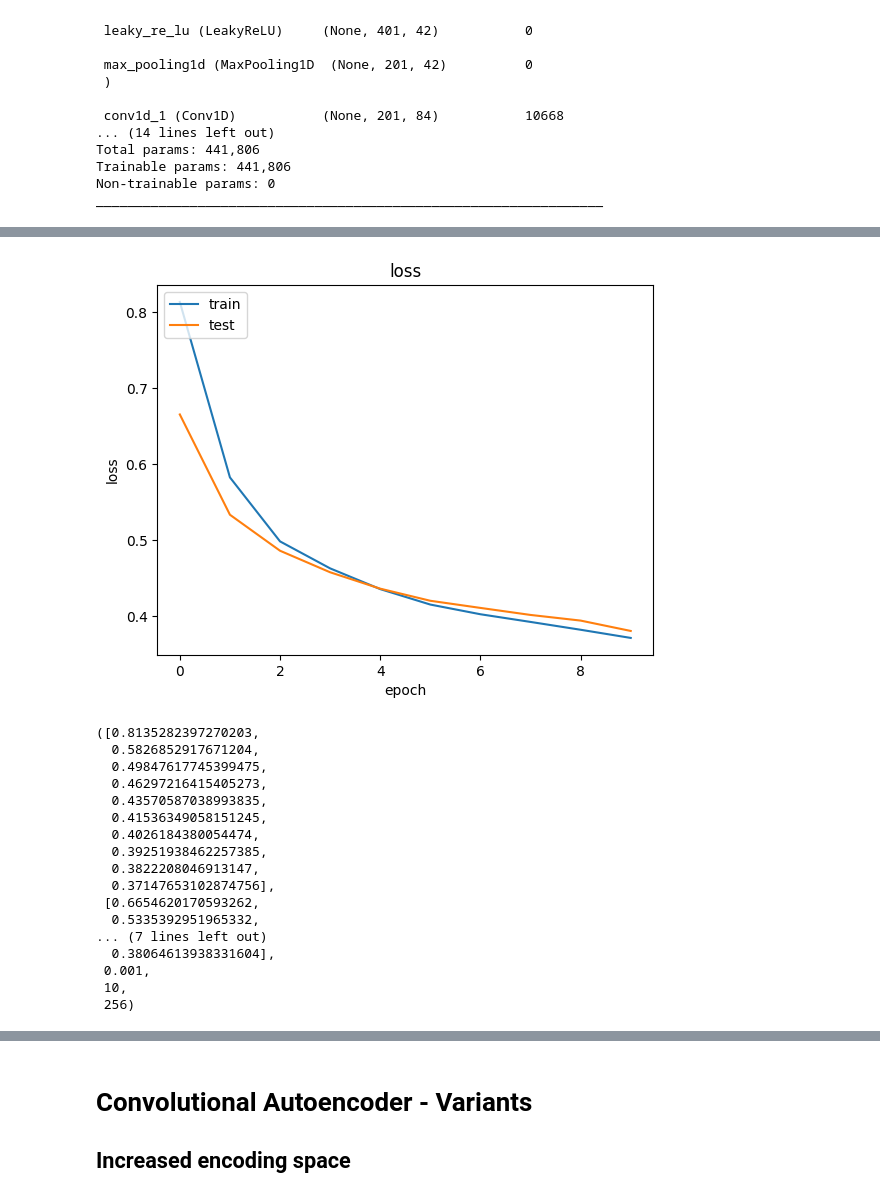
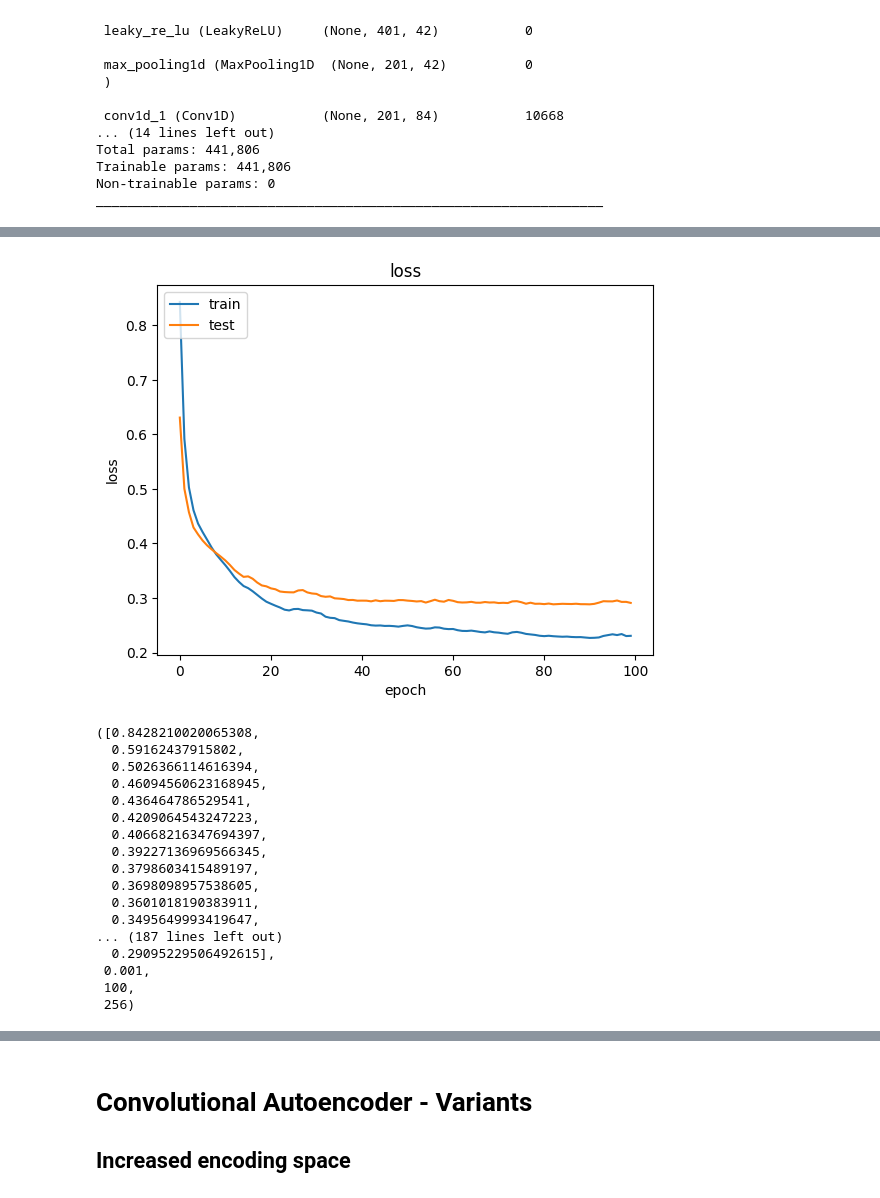
Before and after one commit to Alexanderstaehle/Neuorinformatics_project, a Jupyter notebook: conv_ae.ipynb, the cells around one changed output, grey strips where cells are left out. Cells and saved outputs as stored; diff of their text form; code cells hidden in the pictures.

```diff
--- a/conv_ae.ipynb
+++ b/conv_ae.ipynb
@@ -396,6 +396,6 @@ _________________________________________________________________
 # conv_autoencoder.decoder.summary()
 # %%
 train_model(
-    conv_autoencoder, scaled_X_nomt_train, scaled_X_nomt_test, opt, epochs=10, bs=256
+    conv_autoencoder, scaled_X_nomt_train, scaled_X_nomt_test, opt, epochs=100, bs=256
 )
 # %% [output]
@@ -422,20 +419,20 @@ Epoch 10/10
-[figure, old version]
+[figure, new version]
-([0.8135282397270203,
-  0.5826852917671204,
-  0.49847617745399475,
-  0.46297216415405273,
-  0.43570587038993835,
-  0.41536349058151245,
-  0.4026184380054474,
-  0.39251938462257385,
-  0.3822208046913147,
-  0.37147653102874756],
- [0.6654620170593262,
-  0.5335392951965332,
-... (7 lines left out)
-  0.38064613938331604],
+([0.8428210020065308,
+  0.59162437915802,
+  0.5026366114616394,
+  0.46094560623168945,
+  0.436464786529541,
+  0.4209064543247223,
+  0.40668216347694397,
+  0.39227136969566345,
+  0.3798603415489197,
+  0.3698098957538605,
+  0.3601018190383911,
+  0.3495649993419647,
+... (187 lines left out)
+  0.29095229506492615],
  0.001,
- 10,
+ 100,
  256)
 # %%
 print_and_calc_results(
```
Also changed, not shown: parts of 9 cells of this notebook.
